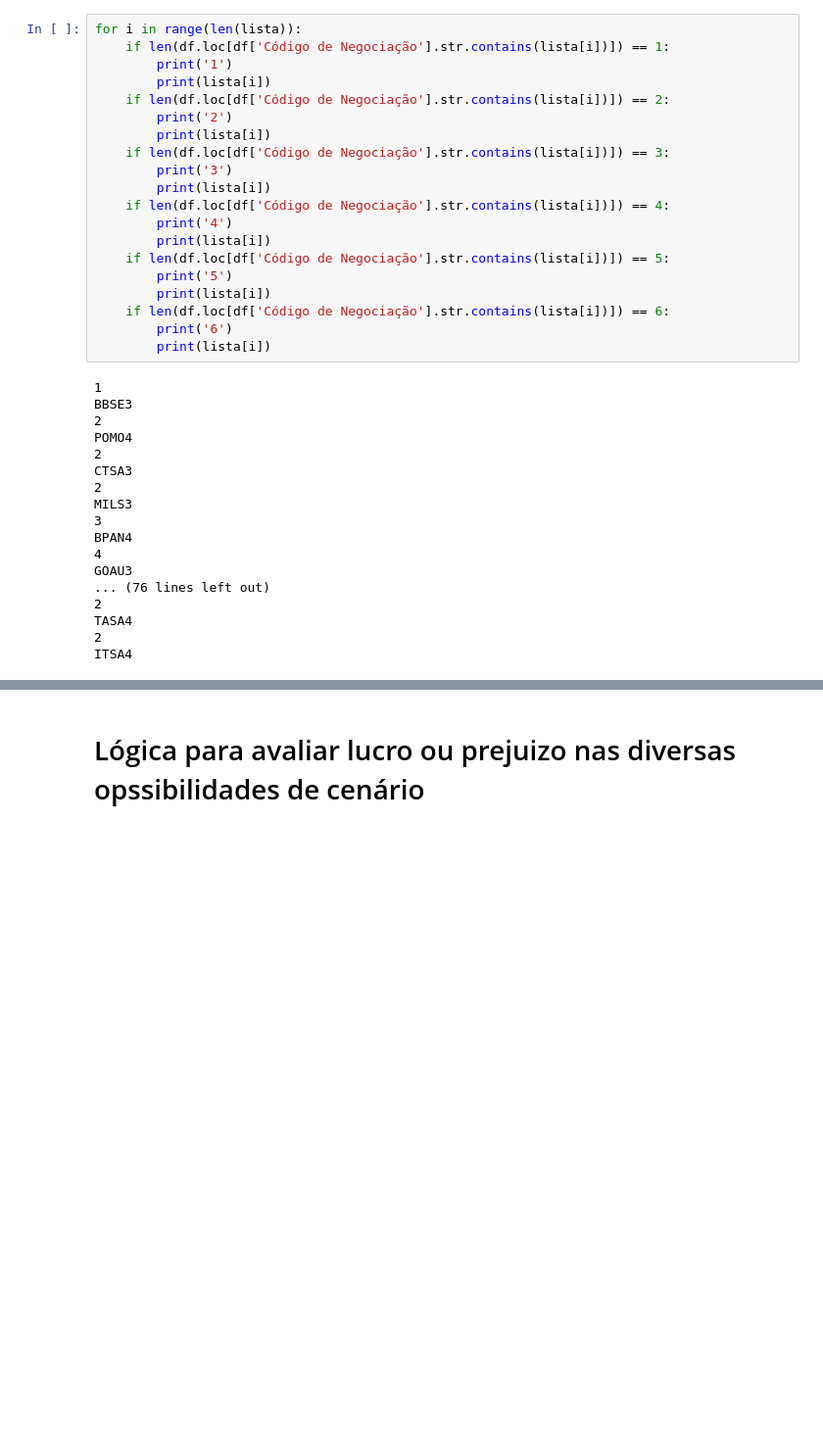
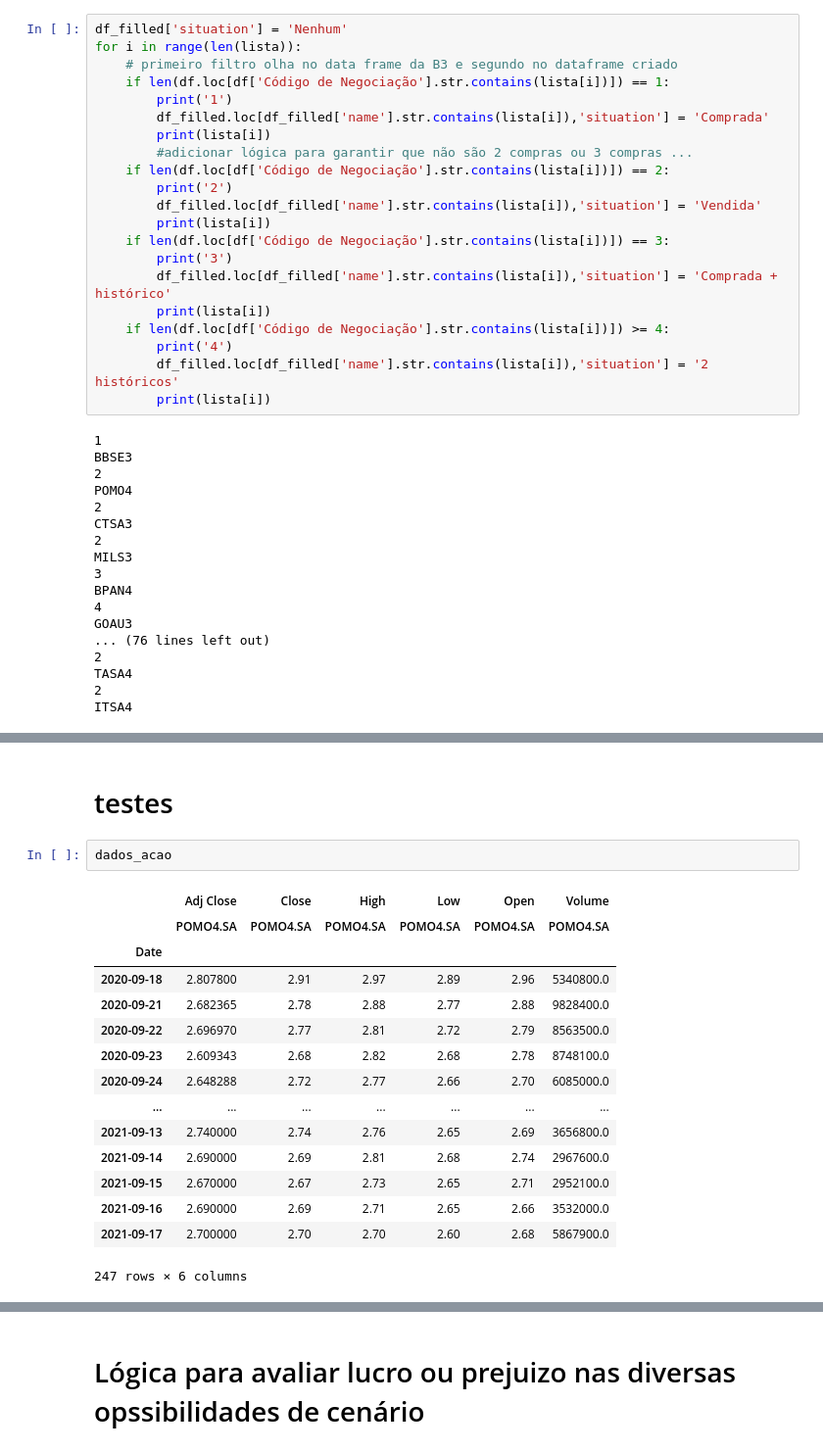
Before and after one commit to lucasvascrocha/explorador_de_ativos, a Jupyter notebook: notebooks/App.ipynb, the cells around one changed output, grey strips where cells are left out. Shown: that part at 98% size. Saved outputs shown, nothing was run; the diff lists cells and outputs as text; blank space fills up the shorter version.

```diff
--- a/notebooks/App.ipynb
+++ b/notebooks/App.ipynb
@@ -1069,23 +1069,24 @@ df_filled
 # %%
+df_filled['situation'] = 'Nenhum'
 for i in range(len(lista)):
+    # primeiro filtro olha no data frame da B3 e segundo no dataframe criado
     if len(df.loc[df['Código de Negociação'].str.contains(lista[i])]) == 1:
         print('1')
+        df_filled.loc[df_filled['name'].str.contains(lista[i]),'situation'] = 'Comprada'
         print(lista[i])
+        #adicionar lógica para garantir que não são 2 compras ou 3 compras ...
     if len(df.loc[df['Código de Negociação'].str.contains(lista[i])]) == 2:
         print('2')
+        df_filled.loc[df_filled['name'].str.contains(lista[i]),'situation'] = 'Vendida'
         print(lista[i])
     if len(df.loc[df['Código de Negociação'].str.contains(lista[i])]) == 3:
         print('3')
+        df_filled.loc[df_filled['name'].str.contains(lista[i]),'situation'] = 'Comprada + histórico'
         print(lista[i])
-    if len(df.loc[df['Código de Negociação'].str.contains(lista[i])]) == 4:
+    if len(df.loc[df['Código de Negociação'].str.contains(lista[i])]) >= 4:
         print('4')
+        df_filled.loc[df_filled['name'].str.contains(lista[i]),'situation'] = '2 históricos'
         print(lista[i])
-    if len(df.loc[df['Código de Negociação'].str.contains(lista[i])]) == 5:
-        print('5')
-        print(lista[i])
-    if len(df.loc[df['Código de Negociação'].str.contains(lista[i])]) == 6:
-        print('6')
-        print(lista[i])
 # %% [output]
 1
 BBSE3
@@ -1106,0 +1164,20 @@ ITSA4
+# %% [markdown]
+# testes
+# %%
+dados_acao
+# %% [output]
+|  | Adj Close | Close | High | Low | Open | Volume |
+|  | POMO4.SA | POMO4.SA | POMO4.SA | POMO4.SA | POMO4.SA | POMO4.SA |
+| Date |  |  |  |  |  |  |
+| 2020-09-18 | 2.807800 | 2.91 | 2.97 | 2.89 | 2.96 | 5340800.0 |
+| 2020-09-21 | 2.682365 | 2.78 | 2.88 | 2.77 | 2.88 | 9828400.0 |
+| 2020-09-22 | 2.696970 | 2.77 | 2.81 | 2.72 | 2.79 | 8563500.0 |
+| 2020-09-23 | 2.609343 | 2.68 | 2.82 | 2.68 | 2.78 | 8748100.0 |
+| 2020-09-24 | 2.648288 | 2.72 | 2.77 | 2.66 | 2.70 | 6085000.0 |
+| ... | ... | ... | ... | ... | ... | ... |
+| 2021-09-13 | 2.740000 | 2.74 | 2.76 | 2.65 | 2.69 | 3656800.0 |
+| 2021-09-14 | 2.690000 | 2.69 | 2.81 | 2.68 | 2.74 | 2967600.0 |
+| 2021-09-15 | 2.670000 | 2.67 | 2.73 | 2.65 | 2.71 | 2952100.0 |
+| 2021-09-16 | 2.690000 | 2.69 | 2.71 | 2.65 | 2.66 | 3532000.0 |
+| 2021-09-17 | 2.700000 | 2.70 | 2.70 | 2.60 | 2.68 | 5867900.0 |
+247 rows × 6 columns
```
Also changed, not shown: parts of 22 cells of this notebook, 5 other files.
